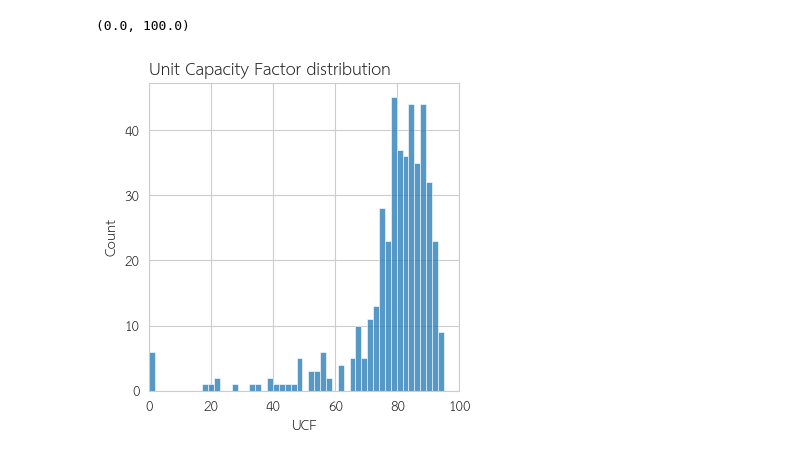
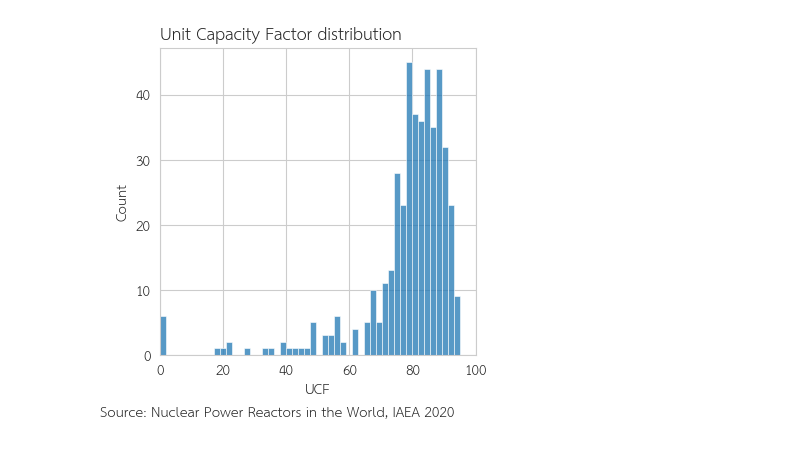
Before and after one commit to guimarais/iaea_reactors, a Jupyter notebook: 01-SimplePlots.ipynb, the cells around one changed output. Saved outputs shown, nothing was run; the diff lists cells and outputs as text; code cells hidden in the pictures.

```diff
--- a/01-SimplePlots.ipynb
+++ b/01-SimplePlots.ipynb
@@ -18,11 +19,14 @@ df.head()
 # %%
 fig, ax = plt.subplots(figsize=(4,4))
 sns.histplot(df['UCF'], kde=False, ax=ax, bins=50)
 ax.set_title("Unit Capacity Factor distribution", loc='left')
 ax.set_xlim(0, 100)
+
+plt.tight_layout()
+ax.annotate('Source: Nuclear Power Reactors in the World, IAEA 2020', xy=(3, 3), xycoords='figure points',)
+plt.show()
 # %% [output]
-(0.0, 100.0)
-[figure, old version]
+[figure, new version]
 # %%
 top10 = df.groupby(['Country'])['Net'].agg('sum').sort_values()[::-1][0:10].to_frame().reset_index()
 # %%
```
Also changed, not shown: parts of 3 cells of this notebook.
